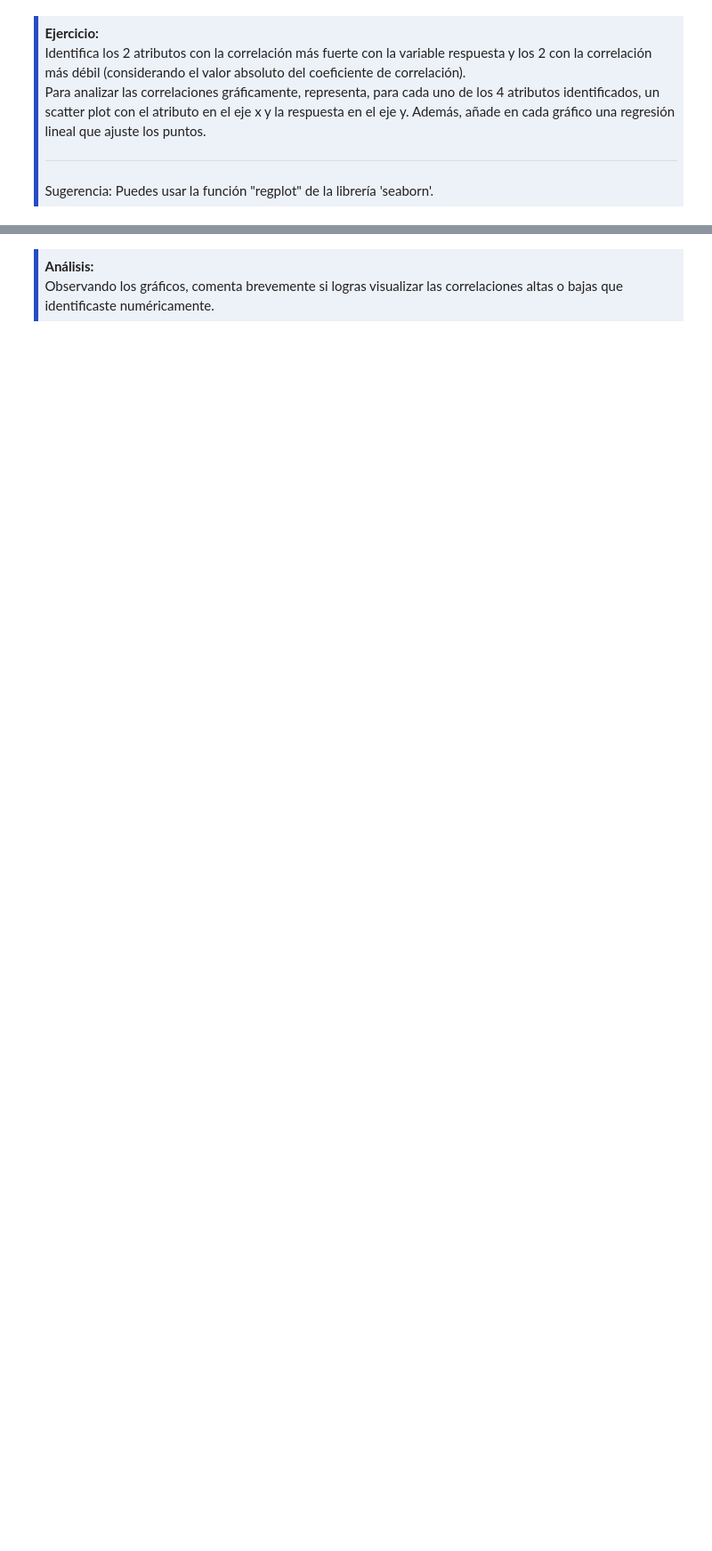
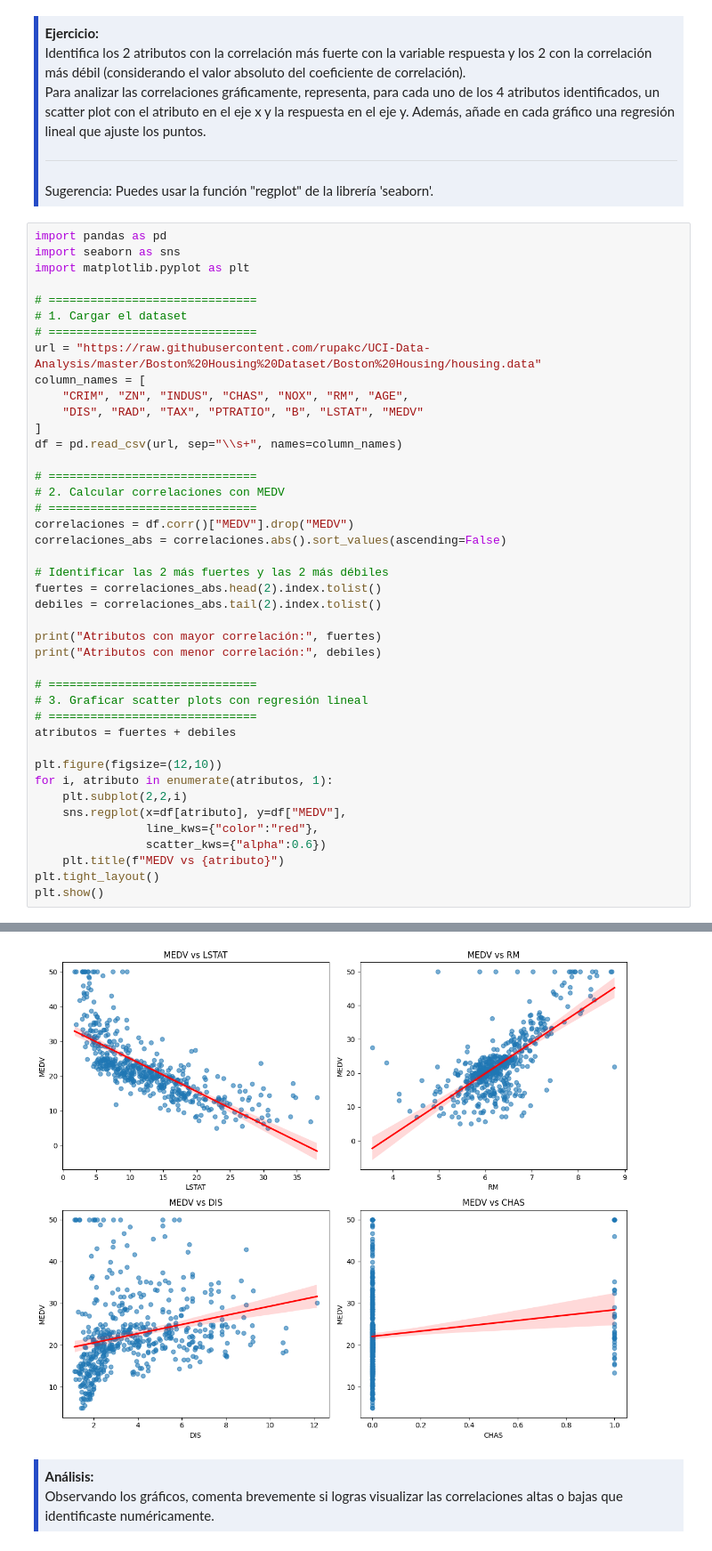
Before and after one commit to Erick-seo/PEARTZ, a Jupyter notebook: 2-Ejercicios/02-Prep-Datos-Metricas-Modelos.ipynb, the cells around one changed output, grey strips where cells are left out. Shown at 89% size. Cells and saved outputs as stored; diff of their text form; blank space fills up the shorter version.

```diff
--- a/2-Ejercicios/02-Prep-Datos-Metricas-Modelos.ipynb
+++ b/2-Ejercicios/02-Prep-Datos-Metricas-Modelos.ipynb
@@ -378,3 +378,46 @@ Para analizar las correlaciones gráficamente, representa, para cada uno de los
 
 <hr>Sugerencia: Puedes usar la función "regplot" de la librería 'seaborn'.
 </div>
+# %%
+import pandas as pd
+import seaborn as sns
+import matplotlib.pyplot as plt
+
+# ==============================
+# 1. Cargar el dataset
+# ==============================
+url = "https://raw.githubusercontent.com/rupakc/UCI-Data-Analysis/master/Boston%20Housing%20Dataset/Boston%20Housing/housing.data"
+column_names = [
+    "CRIM", "ZN", "INDUS", "CHAS", "NOX", "RM", "AGE",
+    "DIS", "RAD", "TAX", "PTRATIO", "B", "LSTAT", "MEDV"
+]
+df = pd.read_csv(url, sep="\\s+", names=column_names)
+
+# ==============================
+# 2. Calcular correlaciones con MEDV
+# ==============================
+correlaciones = df.corr()["MEDV"].drop("MEDV")
+correlaciones_abs = correlaciones.abs().sort_values(ascending=False)
+
+# Identificar las 2 más fuertes y las 2 más débiles
+fuertes = correlaciones_abs.head(2).index.tolist()
+debiles = correlaciones_abs.tail(2).index.tolist()
+
+print("Atributos con mayor correlación:", fuertes)
+print("Atributos con menor correlación:", debiles)
+
+# ==============================
+# 3. Graficar scatter plots con regresión lineal
+# ==============================
+atributos = fuertes + debiles
+
+plt.figure(figsize=(12,10))
+for i, atributo in enumerate(atributos, 1):
+    plt.subplot(2,2,i)
+    sns.regplot(x=df[atributo], y=df["MEDV"],
+                line_kws={"color":"red"},
+                scatter_kws={"alpha":0.6})
+    plt.title(f"MEDV vs {atributo}")
+plt.tight_layout()
+plt.show()
+# %% [output]
@@ -381,3 +426,4 @@ Para analizar las correlaciones gráficamente, representa, para cada uno de los
+[figure, added]
 # %% [markdown]
 <div style="background-color: #edf1f8; border-color: #264CC7; border-left: 5px solid #264CC7; padding: 0.5em;">
 <strong>Análisis:</strong>
```
Also changed, not shown: parts of 13 cells of this notebook.
